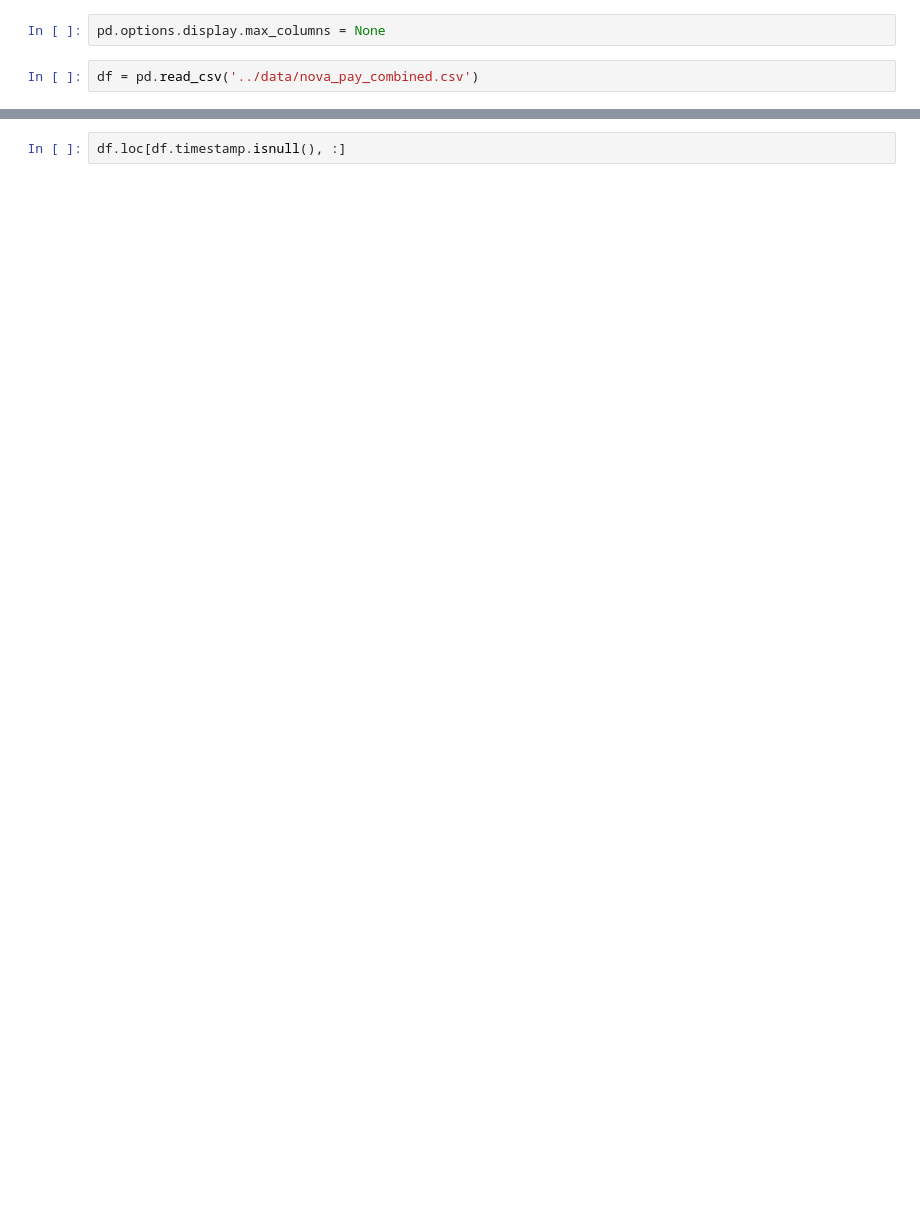
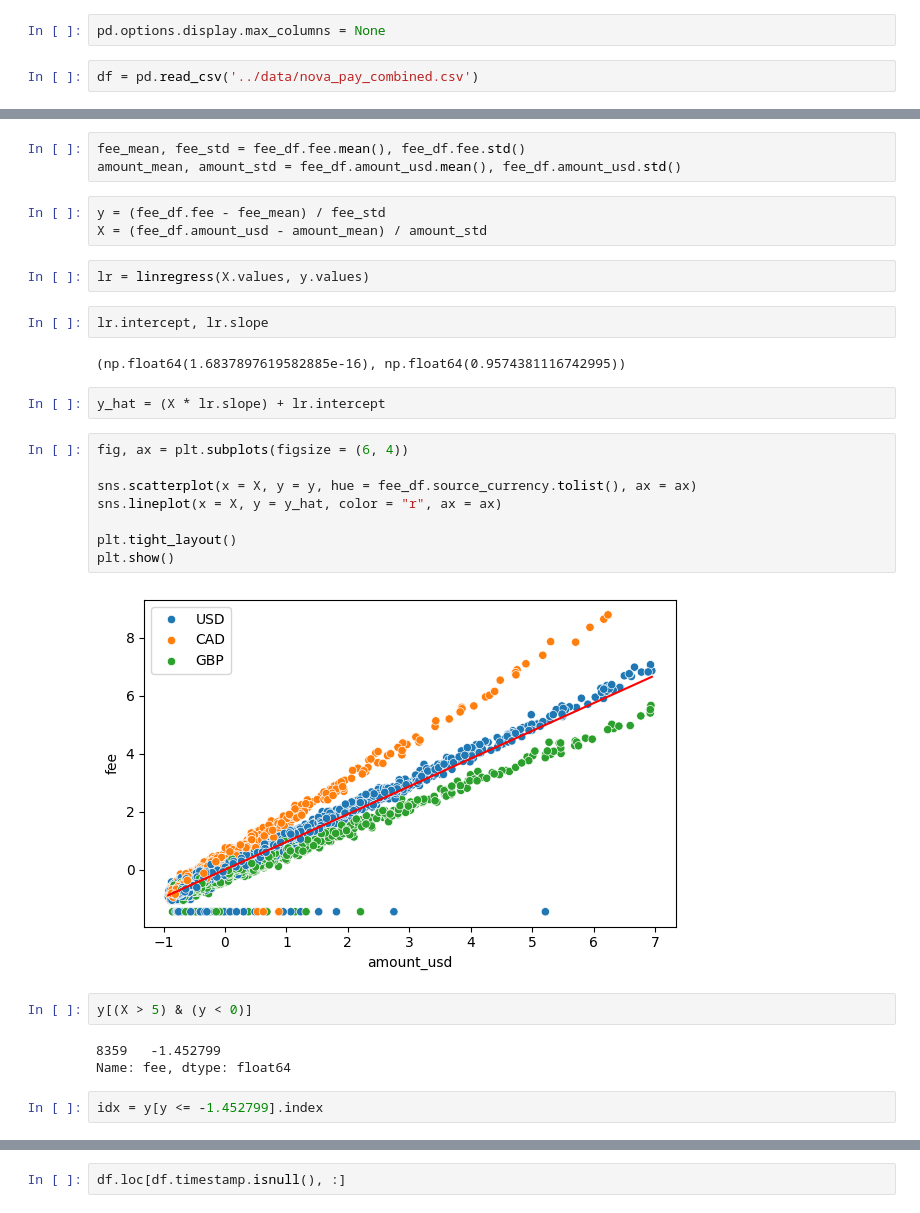
Before and after one commit to sarbol/Financial_Transaction_Fraud_Detection, a Jupyter notebook: notebooks/01_exploratory_data_analysis.ipynb, the cells around one changed output, grey strips where cells are left out. Drawn from its saved outputs; the diff is of its cells as text; blank space fills up the shorter version.

```diff
--- a/notebooks/01_exploratory_data_analysis.ipynb
+++ b/notebooks/01_exploratory_data_analysis.ipynb
@@ -38,0 +468,31 @@ dtype: float64
+# %%
+fee_mean, fee_std = fee_df.fee.mean(), fee_df.fee.std()
+amount_mean, amount_std = fee_df.amount_usd.mean(), fee_df.amount_usd.std()
+# %%
+y = (fee_df.fee - fee_mean) / fee_std
+X = (fee_df.amount_usd - amount_mean) / amount_std
+# %%
+lr = linregress(X.values, y.values)
+# %%
+lr.intercept, lr.slope
+# %% [output]
+(np.float64(1.6837897619582885e-16), np.float64(0.9574381116742995))
+# %%
+y_hat = (X * lr.slope) + lr.intercept
+# %%
+fig, ax = plt.subplots(figsize = (6, 4))
+
+sns.scatterplot(x = X, y = y, hue = fee_df.source_currency.tolist(), ax = ax)
+sns.lineplot(x = X, y = y_hat, color = "r", ax = ax)
+
+plt.tight_layout()
+plt.show()
+# %% [output]
+[figure, added]
+# %%
+y[(X > 5) & (y < 0)]
+# %% [output]
+8359   -1.452799
+Name: fee, dtype: float64
+# %%
+idx = y[y <= -1.452799].index
```
Also changed, not shown: parts of 58 cells of this notebook.
